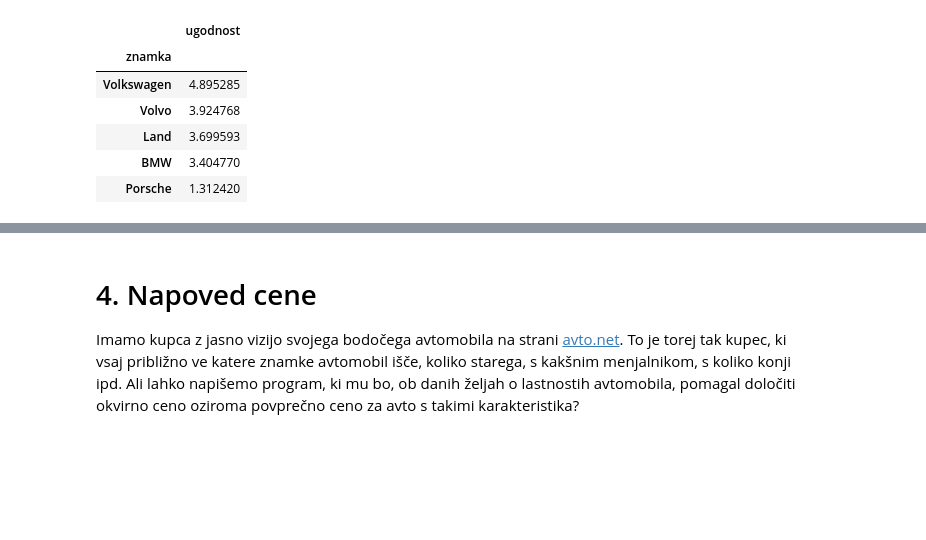
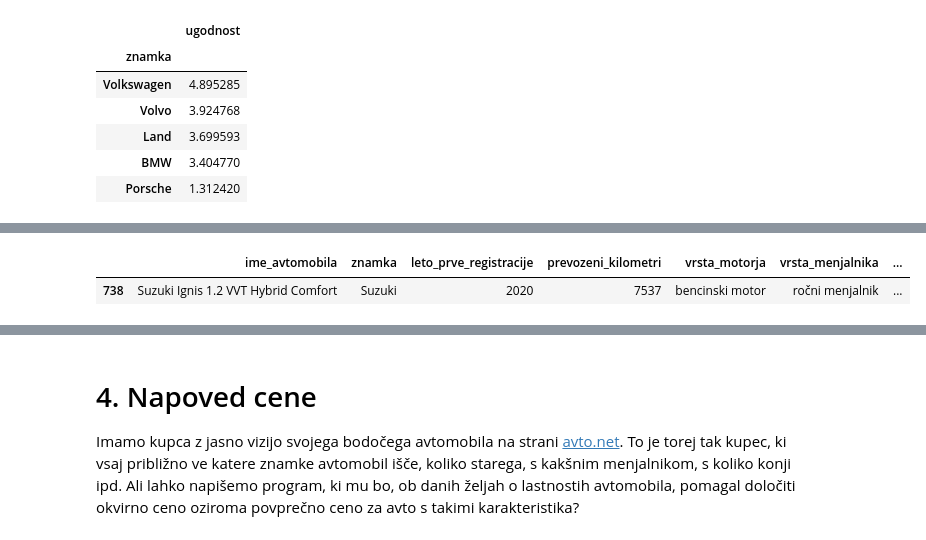
Before and after one commit to timotejstibilj/Avtomobili, a Jupyter notebook: Analiza rabljenih avtomobilov na avto.net.ipynb, the cells around one changed output, grey strips where cells are left out. Cells and saved outputs as stored; diff of their text form; code cells hidden in the pictures; blank space fills up the shorter version.

Commit message:
najugodnejsi avti dodatek

```diff
--- a/Analiza rabljenih avtomobilov na avto.net.ipynb
+++ b/Analiza rabljenih avtomobilov na avto.net.ipynb
@@ -299,0 +302,3 @@ Med ugodnejšimi avtomobili, navkljub upoštevanju prevoženih kilometrov, najde
+# %%
+najugodnejsi = novejsi_avti[(novejsi_avti.prevozeni_kilometri < 200001) & (novejsi_avti.vrsta_menjalnika == "ročni menjalnik")]
+najugodnejsi.groupby("znamka").mean().sort_values("ugodnost", ascending=[False])[["ugodnost"]].head(5)
@@ -299,0 +313,5 @@ Med ugodnejšimi avtomobili, navkljub upoštevanju prevoženih kilometrov, najde
+# %%
+najugodnejsi[najugodnejsi.znamka == "Suzuki"].sort_values("ugodnost", ascending=[False]).head(1)
+# %% [output]
+|  | ime_avtomobila | znamka | leto_prve_registracije | prevozeni_kilometri | vrsta_motorja | vrsta_menjalnika | ... |
+| 738 | Suzuki Ignis 1.2 VVT Hybrid Comfort | Suzuki | 2020 | 7537 | bencinski motor | ročni menjalnik | ... |
```
Also changed, not shown: parts of 4 cells of this notebook.
